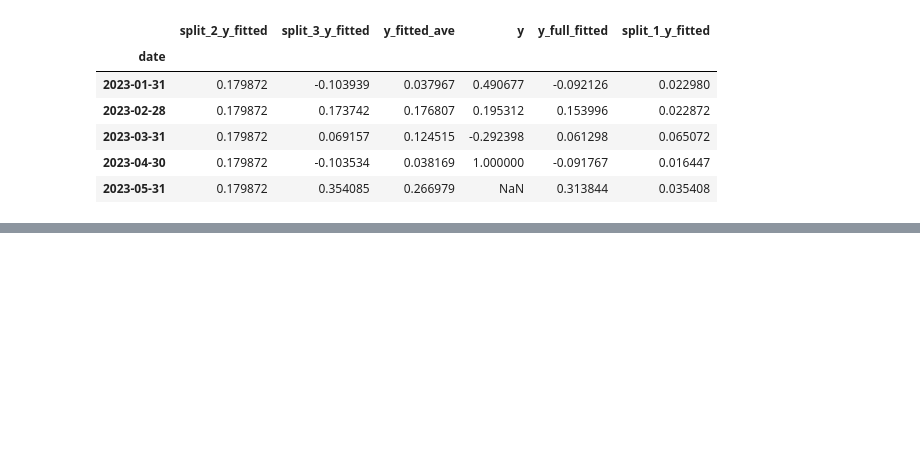
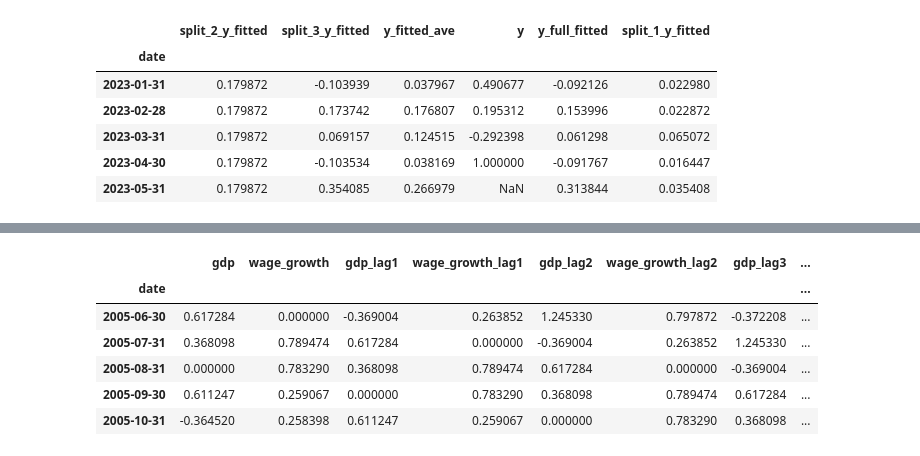
Before and after one commit to martinlyngerasmussen/auto_regressor, a Jupyter notebook: auto_regressor tutorial.ipynb, the cells around one changed output, grey strips where cells are left out. Saved outputs shown, nothing was run; the diff lists cells and outputs as text; code cells hidden in the pictures; blank space fills up the shorter version.

```diff
--- a/auto_regressor tutorial.ipynb
+++ b/auto_regressor tutorial.ipynb
@@ -109,0 +154,10 @@ df[3].tail()
+# %%
+df.head()
+# %% [output]
+|  | gdp | wage_growth | gdp_lag1 | wage_growth_lag1 | gdp_lag2 | wage_growth_lag2 | gdp_lag3 | ... |
+| date |  |  |  |  |  |  |  | ... |
+| 2005-06-30 | 0.617284 | 0.000000 | -0.369004 | 0.263852 | 1.245330 | 0.797872 | -0.372208 | ... |
+| 2005-07-31 | 0.368098 | 0.789474 | 0.617284 | 0.000000 | -0.369004 | 0.263852 | 1.245330 | ... |
+| 2005-08-31 | 0.000000 | 0.783290 | 0.368098 | 0.789474 | 0.617284 | 0.000000 | -0.369004 | ... |
+| 2005-09-30 | 0.611247 | 0.259067 | 0.000000 | 0.783290 | 0.368098 | 0.789474 | 0.617284 | ... |
+| 2005-10-31 | -0.364520 | 0.258398 | 0.611247 | 0.259067 | 0.000000 | 0.783290 | 0.368098 | ... |
```
Also changed, not shown: parts of 7 cells of this notebook, 1 other file.
